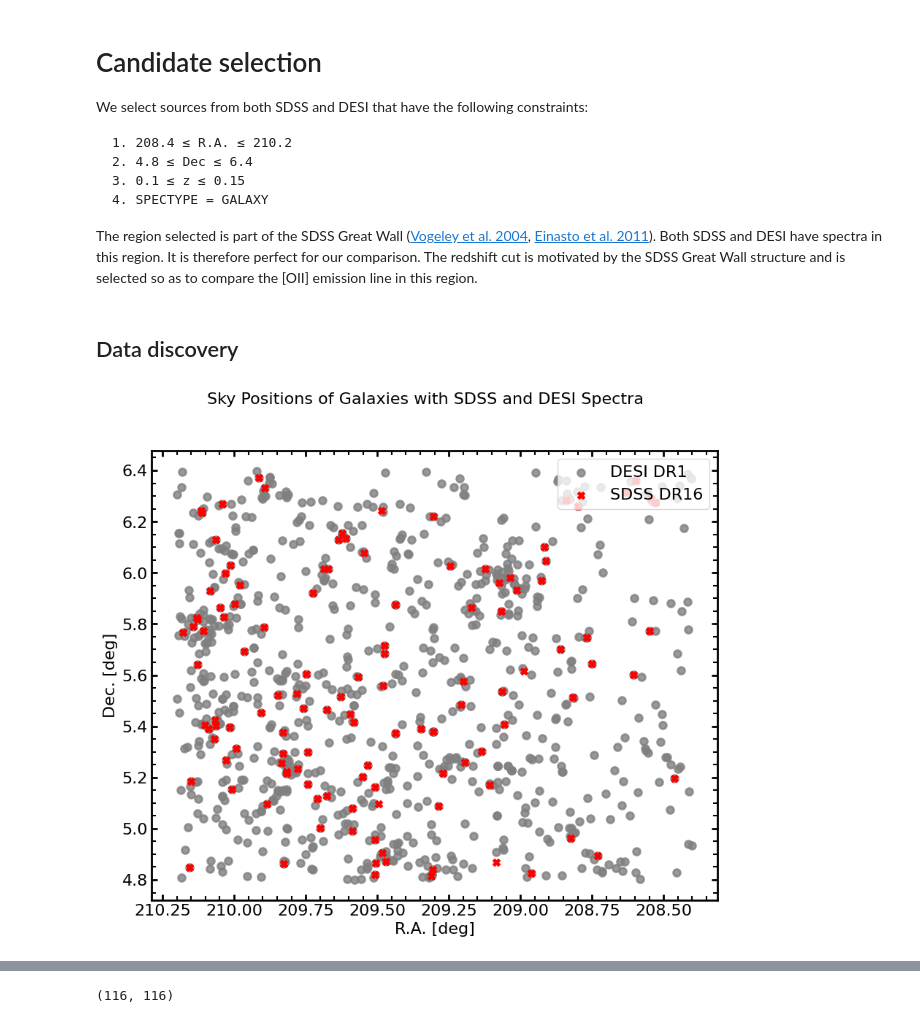
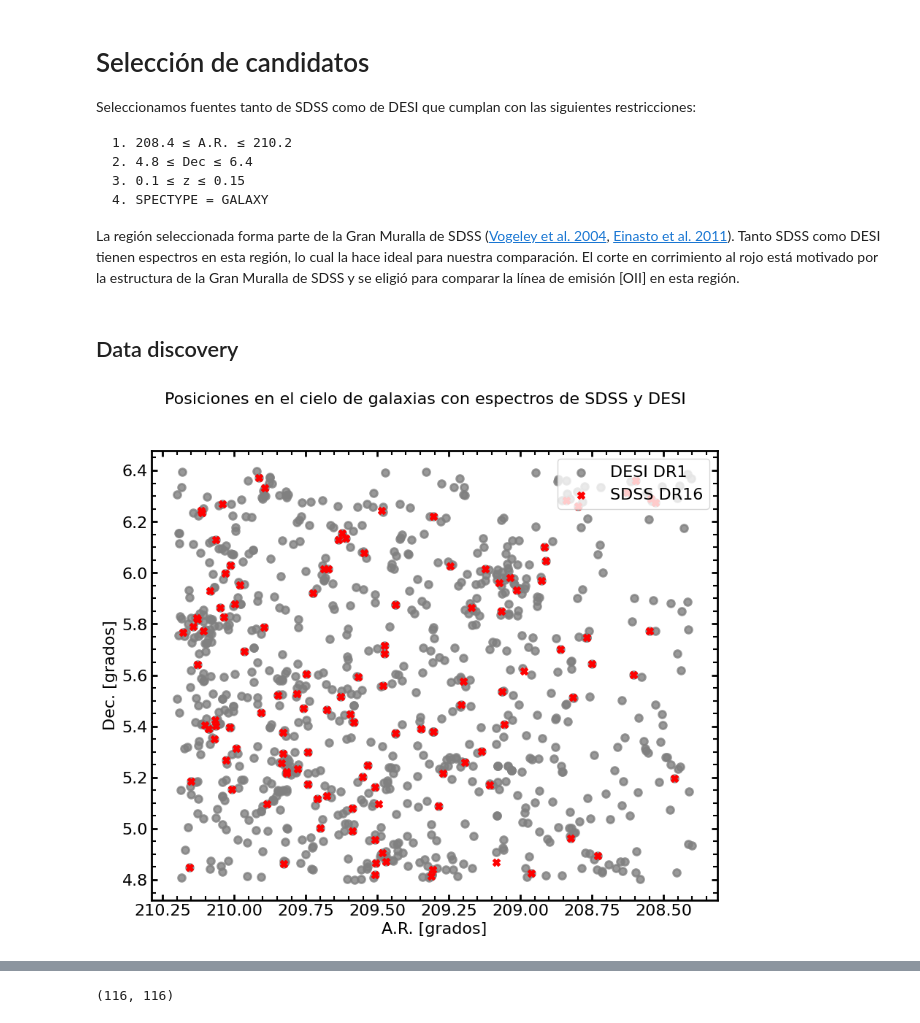
Before and after one commit to astro-datalab/notebooks-latest-es, a Jupyter notebook: 03_EjemplosDeCiencia/DESI/02_Comparacion_DESI_SDSS.ipynb, the cells around one changed output, grey strips where cells are left out. Drawn from its saved outputs; the diff is of its cells as text; code cells hidden in the pictures.

```diff
--- a/03_EjemplosDeCiencia/DESI/02_Comparacion_DESI_SDSS.ipynb
+++ b/03_EjemplosDeCiencia/DESI/02_Comparacion_DESI_SDSS.ipynb
@@ -147,15 +197,15 @@ client
 # %% [markdown]
 <a class="anchor" id="cand_sel"></a>
-# Candidate selection
+# Selección de candidatos
 
-We select sources from both SDSS and DESI that have the following constraints:
+Seleccionamos fuentes tanto de SDSS como de DESI que cumplan con las siguientes restricciones:
 
-    1. 208.4 ≤ R.A. ≤ 210.2
+    1. 208.4 ≤ A.R. ≤ 210.2
     2. 4.8 ≤ Dec ≤ 6.4
     3. 0.1 ≤ z ≤ 0.15
     4. SPECTYPE = GALAXY
 
-The region selected is part of the SDSS Great Wall ([Vogeley et al. 2004](https://ui.adsabs.harvard.edu/abs/2004ogci.conf....5V/abstract), [Einasto et al. 2011](https://ui.adsabs.harvard.edu/abs/2011ApJ...736...51E/abstract)). Both SDSS and DESI have spectra in this region. It is therefore perfect for our comparison. The redshift cut is motivated by the SDSS Great Wall structure and is selected so as to compare the [OII] emission line in this region.
+La región seleccionada forma parte de la Gran Muralla de SDSS ([Vogeley et al. 2004](https://ui.adsabs.harvard.edu/abs/2004ogci.conf....5V/abstract), [Einasto et al. 2011](https://ui.adsabs.harvard.edu/abs/2011ApJ...736...51E/abstract)). Tanto SDSS como DESI tienen espectros en esta región, lo cual la hace ideal para nuestra comparación. El corte en corrimiento al rojo está motivado por la estructura de la Gran Muralla de SDSS y se eligió para comparar la línea de emisión [OII] en esta región.
 # %% [markdown]
 <a class="anchor" id="data"></a>
 ## Data discovery
@@ -183,18 +233,18 @@ dec_sdss = np.array([rec['dec'] for rec in rec_sdss.records])
 ra_desi = np.array([rec['ra'] for rec in rec_desi.records])
 dec_desi = np.array([rec['dec'] for rec in rec_desi.records])
 # %%
-## Overlap of sources
+## Superposición de fuentes
 
 plt.figure(figsize = (10,8))
 
-plt.suptitle('Sky Positions of Galaxies with SDSS and DESI Spectra', fontsize = 16)
+plt.suptitle('Posiciones en el cielo de galaxias con espectros de SDSS y DESI', fontsize = 16)
 
 plt.scatter(ra_desi, dec_desi, color = 'grey', marker = 'o', s = 50, alpha = 0.8, lw = 2.0, label = 'DESI DR1')
 plt.scatter(ra_sdss, dec_sdss, color = 'r', marker = 'X', s = 50, label = 'SDSS DR16')
 plt.gca().invert_xaxis()
-plt.xlabel('R.A. [deg]')
-plt.ylabel('Dec. [deg]')
+plt.xlabel('A.R. [grados]')
+plt.ylabel('Dec. [grados]')
 plt.legend(loc = 'upper right', fontsize=16);
 # %% [output]
-[figure, old version]
+[figure, new version]
 # %% [markdown]
```
Also changed, not shown: parts of 39 cells of this notebook, 5 other files.
